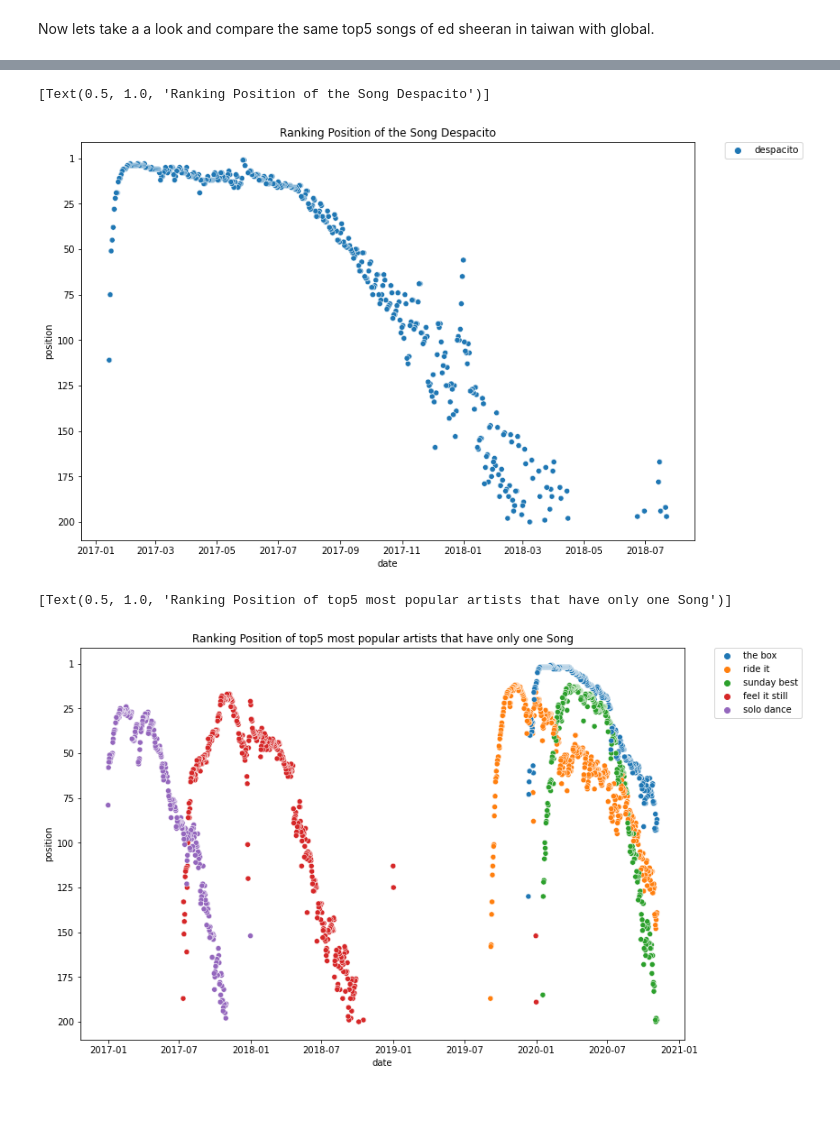
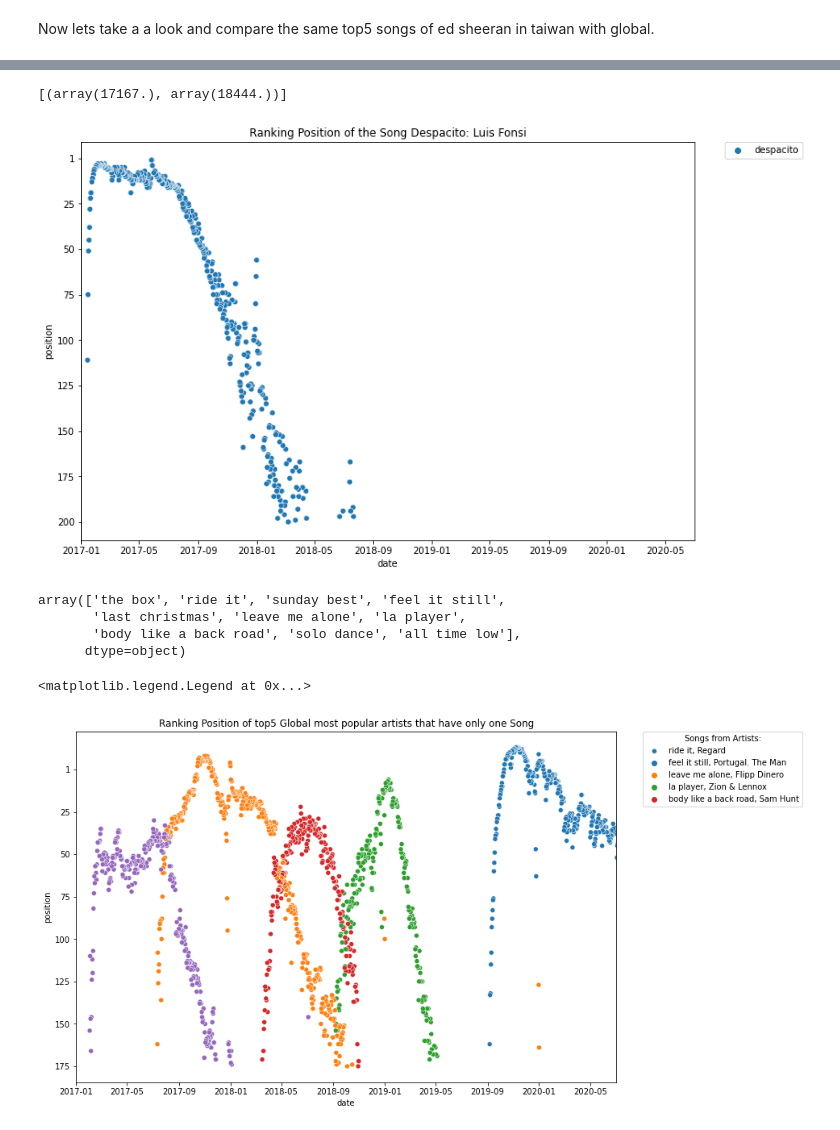
Before and after one commit to MaxiTrien/spotify-data-science-project, a Jupyter notebook: spotify-songs-eda-week2.ipynb, the cells around one changed output, grey strips where cells are left out. Cells and saved outputs as stored; diff of their text form; code cells hidden in the pictures; blank space fills up the shorter version.

Commit message:
Song Tracking

```diff
--- a/spotify-songs-eda-week2.ipynb
+++ b/spotify-songs-eda-week2.ipynb
@@ -163,4 +223,5 @@ df[(df['country'] == 'Global') & (df['artist'].isin(artists_w_one_track))].sort_
 none_famous_artists = df[(df['country'] == 'Global') &
                          (df['artist'].isin(artists_w_one_track)) &
                          (~df['artist'].str.contains('-'))
-                         ].sort_values(by=['popularity'], ascending=False)['uri'][:5]
+                         ].sort_values(by=['popularity'], ascending=False)['uri'][:10]
+none_famous_artists
@@ -386,21 +539,40 @@ ax.legend(bbox_to_anchor=(1.05, 1), loc='upper left', borderaxespad=0)
 ax.invert_yaxis()
 ax.set_yticklabels(['', '1', '25', '50', '75', '100',
                    '125', '150', '175', '200'])
-ax.set(title='Ranking Position of the Song Despacito')
+ax.set(title='Ranking Position of the Song Despacito: Luis Fonsi')
+ax.set(xlim=('2017-01', '2020-07'))
 # %% [output]
-[Text(0.5, 1.0, 'Ranking Position of the Song Despacito')]
+[(array(17167.), array(18444.))]
-[figure, old version]
+[figure, new version]
 # %%
 df_none_popular = df_db[(df_db['uri'].isin(list(none_famous_artists))) & (df_db['country'] == 'Global')]
+# %%
+df_none_popular['title'].unique()
+# %% [output]
+array(['the box', 'ride it', 'sunday best', 'feel it still',
+       'last christmas', 'leave me alone', 'la player',
+       'body like a back road', 'solo dance', 'all time low'],
+      dtype=object)
+# %%
+# Delete songs that do not match pattern
+df_none_popular = df_none_popular[~df_none_popular['title'].isin(['the box', 'sunday best', 'last christmas', 'all time low', 'solo dance'])]
+# %%
+single_song_artists = list(df_none_popular['artist'].unique())
 # %%
 plt.figure(figsize=(12, 8))
 ax = sns.scatterplot(x='date', y='position',
-                     data=df_none_popular, hue='title')
-ax.legend(bbox_to_anchor=(1.05, 1), loc='upper left', borderaxespad=0)
+                     data=df_none_popular, hue='title', legend='full')
 ax.invert_yaxis()
 ax.set_yticklabels(['', '1', '25', '50', '75', '100',
                    '125', '150', '175', '200'])
-ax.set(title='Ranking Position of top5 most popular artists that have only one Song')
+ax.set(title='Ranking Position of top5 Global most popular artists that have only one Song')
+ax.set(xlim=('2017-01', '2020-07'))
+_, legend_labels = ax.get_legend_handles_labels()
+new_labels = []
+for label, artist in zip(legend_labels, single_song_artists):
+    new_labels.append(f'{label}, {artist}')
+ax.legend(labels=new_labels, title='Songs from Artists:', bbox_to_anchor=(
+    1.05, 1), loc='upper left', borderaxespad=0)
 # %% [output]
-[Text(0.5, 1.0, 'Ranking Position of top5 most popular artists that have only one Song')]
+<matplotlib.legend.Legend at 0x...>
-[figure, old version]
+[figure, new version]
```
Also changed, not shown: parts of 27 cells of this notebook.
